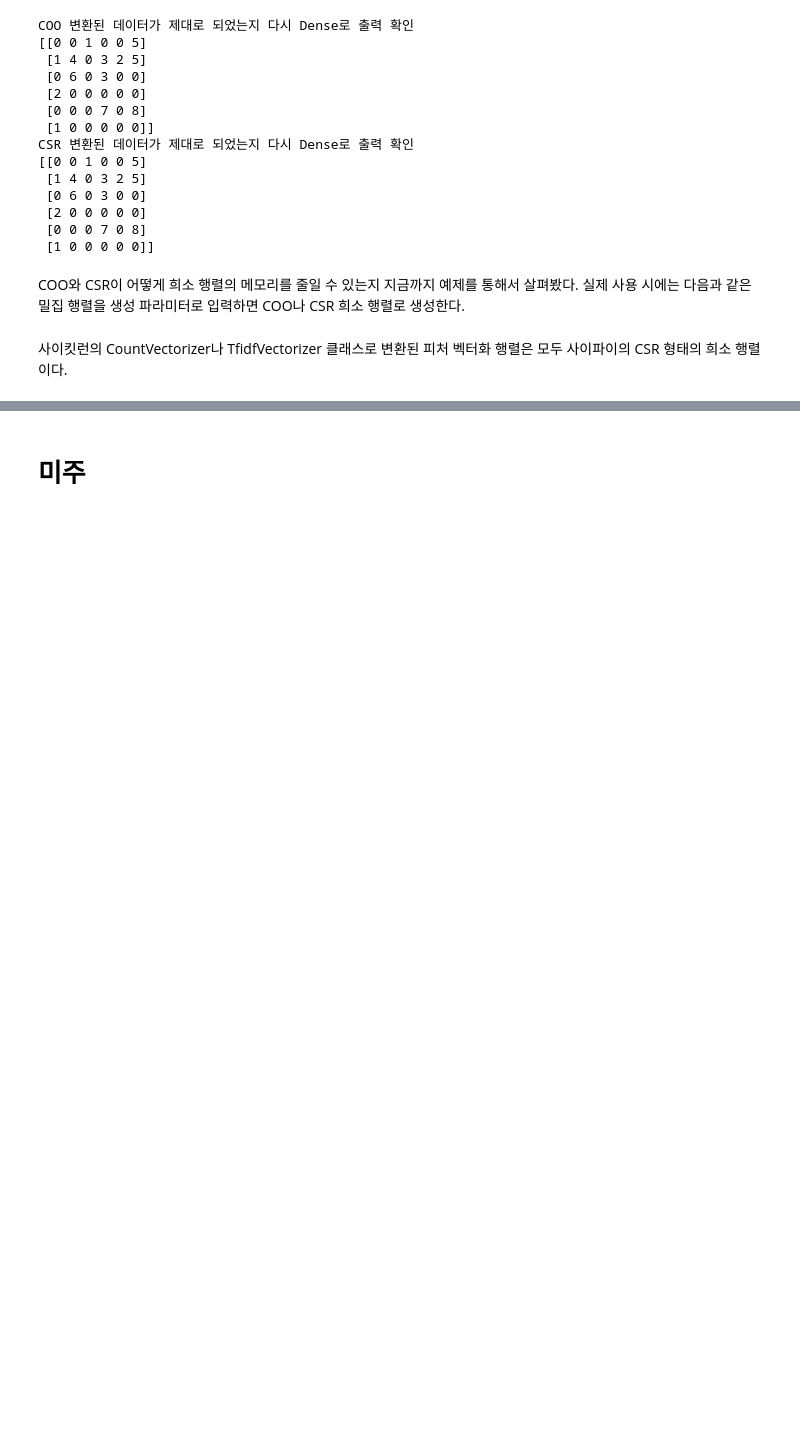
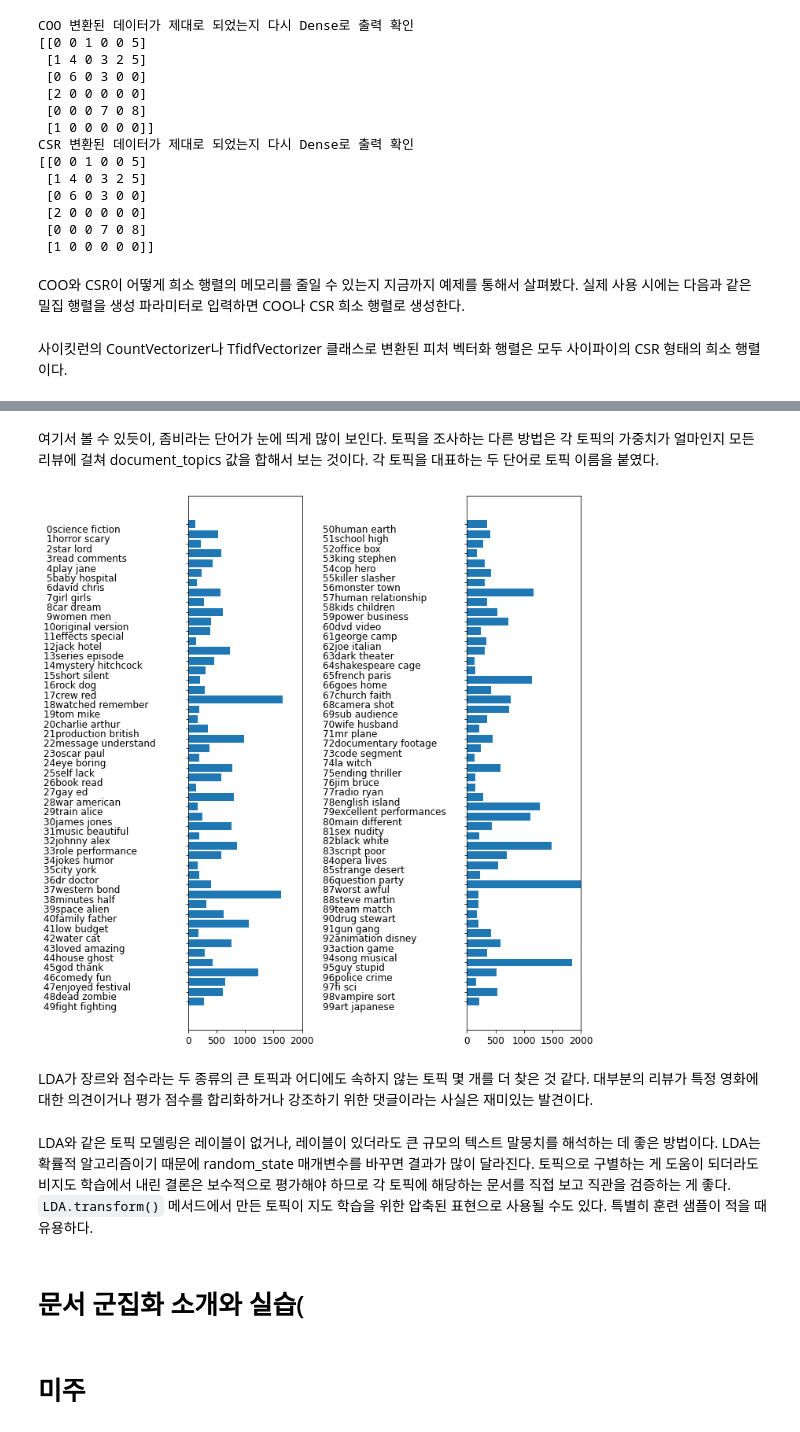
Before and after one commit to Sameta-cani/jwork, a Jupyter notebook: Text Analysis.ipynb, the cells around one changed output, grey strips where cells are left out. Drawn from its saved outputs; the diff is of its cells as text; code cells hidden in the pictures; blank space fills up the shorter version.

Commit message:
topic modeling

```diff
--- a/Text Analysis.ipynb
+++ b/Text Analysis.ipynb
@@ -726,0 +1283,18 @@ csr = sparse.csr_matrix(dense3)
+# %%
+def display_topics(model, feature_names, no_top_words):
+    for topic_index, topic in enumerate(model.components_):
+        print('Topic #', topic_index+1)
+
+        # components_array에서 가장 값이 큰 순으로 정렬했을 때, 그 값의 array 인덱스를 반환.
+        topic_word_indexes = topic.argsort()[::-1]
+        top_indexes = topic_word_indexes[:no_top_words]
+
+        # top_indexes 대상인 인덱스별로 feature_names에 해당하는 word feature 추출 후 join으로 concat
+        feature_concat = ' '.join([feature_names[i] for i in top_indexes])
+        print(feature_concat)
+
+# CountVectorizer 객체 내의 전체 word의 명칭을 get_features_names()를 통해 추출
+feature_names = count.get_feature_names_out()
+
+# 토픽별 가장 연관도가 높은 word를 15개만 추출
+display_topics(lda, feature_names, 15)
@@ -726,0 +1363,4 @@ csr = sparse.csr_matrix(dense3)
+# %%
+lda100 = LatentDirichletAllocation(n_components=100, learning_method='batch',
+                                   max_iter=25, random_state=0)
+document_topics100 = lda100.fit_transform(X)
@@ -726,0 +1389,4 @@ csr = sparse.csr_matrix(dense3)
+# %%
+gore = np.argsort(document_topics100[:, 48])[::-1]
+for i in gore[:10]:
+    print(df['review'][i][:300])
@@ -727,3 +1404,29 @@ csr = sparse.csr_matrix(dense3)
+# %% [markdown]
+여기서 볼 수 있듯이, 좀비라는 단어가 눈에 띄게 많이 보인다. 토픽을 조사하는 다른 방법은 각 토픽의 가중치가 얼마인지 모든 리뷰에 걸쳐 document_topics 값을 합해서 보는 것이다. 각 토픽을 대표하는 두 단어로 토픽 이름을 붙였다.
+# %%
+fig, ax = plt.subplots(1, 2, figsize=(10, 10))
+sorting = np.argsort(lda100.components_, axis=1)[:, ::-1]
+topic_names = ["{:>2}".format(i)  + " ".join(words)
+               for i, words in enumerate(feature_names[sorting[:, :2]])]
+for col in [0, 1]:
+    start = col * 50
+    end = (col + 1) * 50
+    ax[col].barh(np.arange(50), np.sum(document_topics100, axis=0)[start:end])
+    ax[col].set_yticks(np.arange(50))
+    ax[col].set_yticklabels(topic_names[start:end], ha='left', va='top')
+    ax[col].invert_yaxis()
+    ax[col].set_xlim(0, 2000)
+    yax = ax[col].get_yaxis()
+    yax.set_tick_params(pad=180)
+plt.tight_layout()
+# %% [output]
+[figure, added]
+# %% [markdown]
+LDA가 장르와 점수라는 두 종류의 큰 토픽과 어디에도 속하지 않는 토픽 몇 개를 더 찾은 것 같다. 대부분의 리뷰가 특정 영화에 대한 의견이거나 평가 점수를 합리화하거나 강조하기 위한 댓글이라는 사실은 재미있는 발견이다.
+# %% [markdown]
+LDA와 같은 토픽 모델링은 레이블이 없거나, 레이블이 있더라도 큰 규모의 텍스트 말뭉치를 해석하는 데 좋은 방법이다. LDA는 확률적 알고리즘이기 때문에 random_state 매개변수를 바꾸면 결과가 많이 달라진다. 토픽으로 구별하는 게 도움이 되더라도 비지도 학습에서 내린 결론은 보수적으로 평가해야 하므로 각 토픽에 해당하는 문서를 직접 보고 직관을 검증하는 게 좋다. <code>LDA.transform()</code> 메서드에서 만든 토픽이 지도 학습을 위한 압축된 표현으로 사용될 수도 있다. 특별히 훈련 샘플이 적을 때 유용하다.
+# %% [markdown]
+# 문서 군집화 소개와 실습(
 # %% [markdown]
 # 미주
 # %% [markdown]
```
Also changed, not shown: parts of 113 cells of this notebook, 3 other files.
